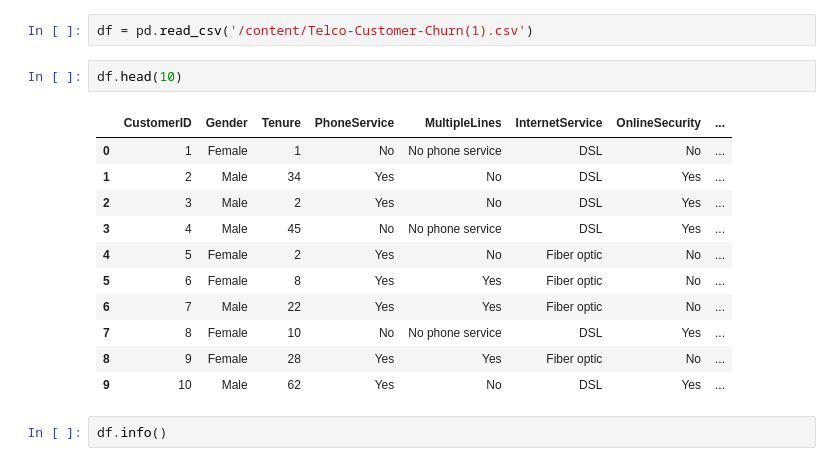
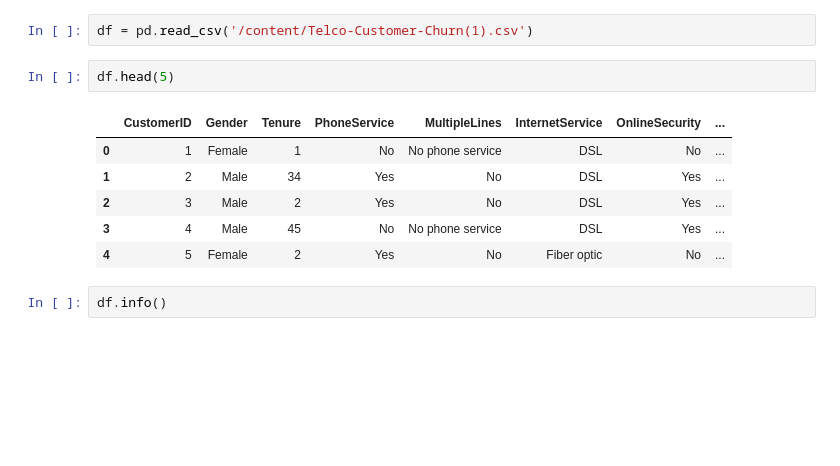
Before and after one commit to Ayat30/datamining, a Jupyter notebook: churn_py.ipynb, the cells around one changed output. Saved outputs shown, nothing was run; the diff lists cells and outputs as text; blank space fills up the shorter version.

```diff
--- a/churn_py.ipynb
+++ b/churn_py.ipynb
@@ -24,19 +27,14 @@ uploaded = files.upload()
 # %%
 df = pd.read_csv('/content/Telco-Customer-Churn(1).csv')
 # %%
-df.head(10)
+df.head(5)
 # %% [output]
 |  | CustomerID | Gender | Tenure | PhoneService | MultipleLines | InternetService | OnlineSecurity | ... |
 | 0 | 1 | Female | 1 | No | No phone service | DSL | No | ... |
 | 1 | 2 | Male | 34 | Yes | No | DSL | Yes | ... |
 | 2 | 3 | Male | 2 | Yes | No | DSL | Yes | ... |
 | 3 | 4 | Male | 45 | No | No phone service | DSL | Yes | ... |
 | 4 | 5 | Female | 2 | Yes | No | Fiber optic | No | ... |
-| 5 | 6 | Female | 8 | Yes | Yes | Fiber optic | No | ... |
-| 6 | 7 | Male | 22 | Yes | Yes | Fiber optic | No | ... |
-| 7 | 8 | Female | 10 | No | No phone service | DSL | Yes | ... |
-| 8 | 9 | Female | 28 | Yes | Yes | Fiber optic | No | ... |
-| 9 | 10 | Male | 62 | Yes | No | DSL | Yes | ... |
 # %%
 df.info()
 # %%
```
Also changed, not shown: parts of 12 cells of this notebook.
